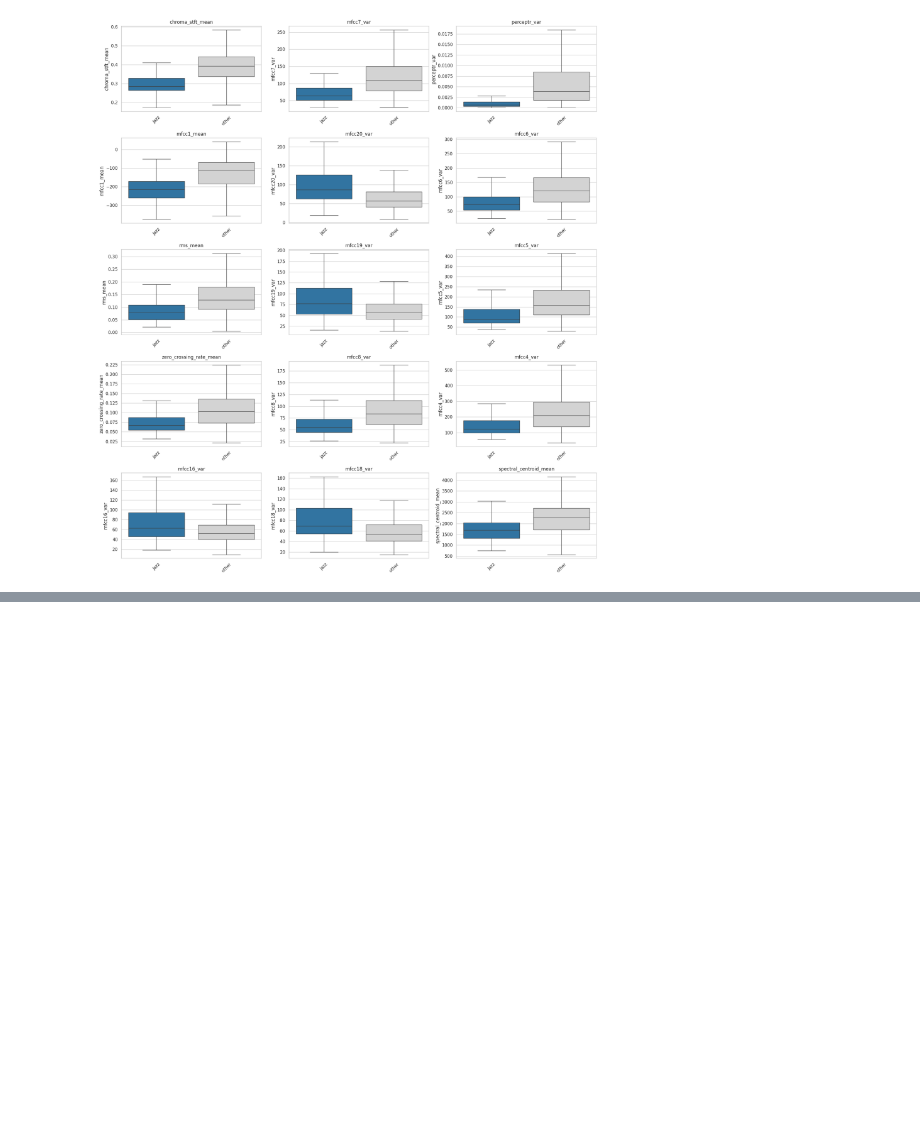
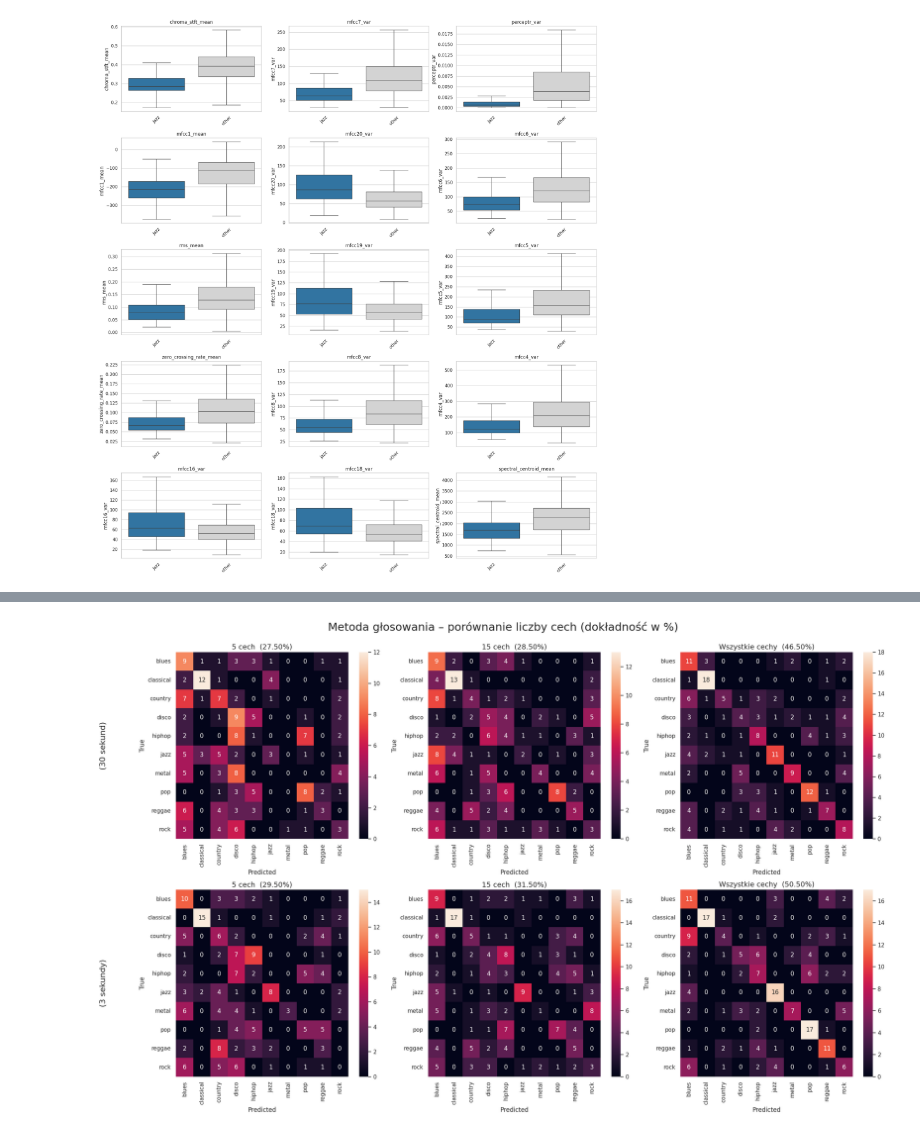
Before and after one commit to Ceglaa02/music-genre, a Jupyter notebook: EDA_Cohen.ipynb, the cells around one changed output, grey strips where cells are left out. Saved outputs shown, nothing was run; the diff lists cells and outputs as text; code cells hidden in the pictures; blank space fills up the shorter version.

```diff
--- a/EDA_Cohen.ipynb
+++ b/EDA_Cohen.ipynb
@@ -247,0 +273,3 @@ top_features
+# %%
+df3_train, df3_test = split_by_genre(df3, label_col)
+df30_train, df30_test = split_by_genre(df30, label_col)
@@ -247,0 +366,12 @@ top_features
+# %%
+genres_df3_5 = {genre: [] for genre in genres_names_df3}
+genres_df30_5 = {genre: [] for genre in genres_names_df30}
+cohen([genres_df3_5,genres_df30_5],5)
+
+genres_df3_15 = {genre: [] for genre in genres_names_df3}
+genres_df30_15 = {genre: [] for genre in genres_names_df30}
+cohen([genres_df3_15,genres_df30_15])
+
+genres_df3_30 = {genre: [] for genre in genres_names_df3}
+genres_df30_30 = {genre: [] for genre in genres_names_df30}
+cohen([genres_df3_30,genres_df30_30],57)
@@ -247,0 +381,74 @@ top_features
+# %%
+# Predykcje dla różnych zestawów cech
+y_pred_30_5  = rule_based_predict(df30_test, genres_df30_5)
+y_pred_30_15 = rule_based_predict(df30_test, genres_df30_15)
+y_pred_30_30 = rule_based_predict(df30_test, genres_df30_30)
+
+y_pred_3_5   = rule_based_predict(df30_test, genres_df3_5)
+y_pred_3_15  = rule_based_predict(df30_test, genres_df3_15)
+y_pred_3_30  = rule_based_predict(df30_test, genres_df3_30)
+
+y_true_30 = df30_test[label_col]
+labels = sorted(df30_test[label_col].unique())
+
+# Macierze pomyłek
+cm_rule_30_5   = confusion_matrix(y_true_30, y_pred_30_5,  labels=labels)
+cm_rule_30_15  = confusion_matrix(y_true_30, y_pred_30_15, labels=labels)
+cm_rule_30_30  = confusion_matrix(y_true_30, y_pred_30_30, labels=labels)
+
+cm_rule_3_5    = confusion_matrix(y_true_30, y_pred_3_5,   labels=labels)
+cm_rule_3_15   = confusion_matrix(y_true_30, y_pred_3_15,  labels=labels)
+cm_rule_3_30   = confusion_matrix(y_true_30, y_pred_3_30,  labels=labels)
+
+# Tworzymy siatkę 2 wiersze x 3 kolumny
+fig, axes = plt.subplots(2, 3, figsize=(22, 14))
+
+cms = [
+    [cm_rule_30_5, cm_rule_30_15, cm_rule_30_30],  # DF30
+    [cm_rule_3_5,  cm_rule_3_15,  cm_rule_3_30]    # DF3
+]
+
+titles = ["5 cech", "15 cech", "Wszystkie cechy"]
+row_labels = ["(30 sekund)", "(3 sekundy)"]
+
+for row in range(2):
+    for col in range(3):
+        acc = cm_accuracy(cms[row][col])
+
+        sns.heatmap(
+            cms[row][col],
+            annot=True,
+            fmt='d',
+            xticklabels=labels,
+            yticklabels=labels,
+            ax=axes[row, col]
+        )
+
+        axes[row, col].set_title(
+            f"{titles[col]}  ({acc:.2f}%)",
+            fontsize=14
+        )
+        axes[row, col].set_xlabel("Predicted")
+        axes[row, col].set_ylabel("True")
+
+    # Etykieta wiersza
+    axes[row, 0].text(
+        -0.4, 0.5, row_labels[row],
+        rotation=90,
+        fontsize=16,
+        va='center',
+        ha='right',
+        transform=axes[row, 0].transAxes
+    )
+
+# Duży wspólny tytuł
+fig.suptitle(
+    "Metoda głosowania – porównanie liczby cech (dokładność w %)",
+    fontsize=22
+)
+
+plt.tight_layout()
+plt.subplots_adjust(top=0.92)
+plt.show()
+# %% [output]
+[figure, added]
```
Also changed, not shown: parts of 14 cells of this notebook.
